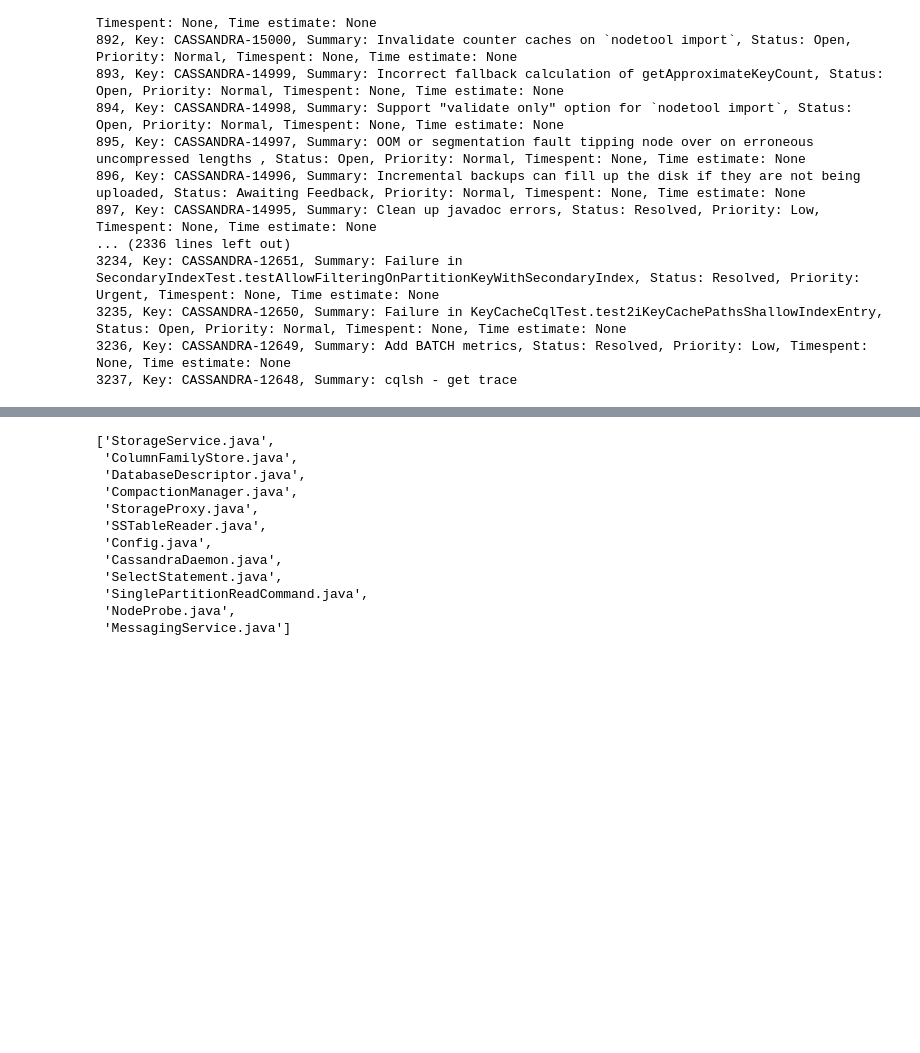
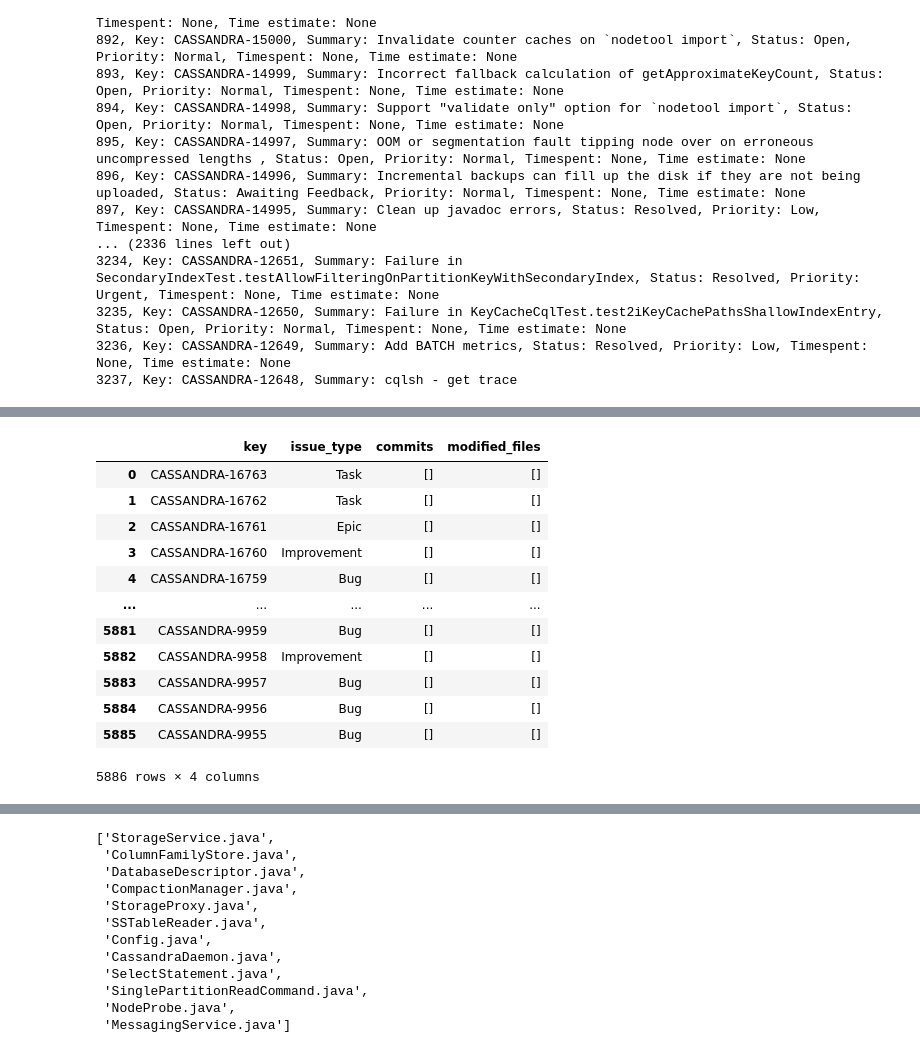
Before and after one commit to armandossrecife/piloto, a Jupyter notebook: analise_cassandra_issues_jira.ipynb, the cells around one changed output, grey strips where cells are left out. Drawn from its saved outputs; the diff is of its cells as text; code cells hidden in the pictures; blank space fills up the shorter version.

```diff
--- a/analise_cassandra_issues_jira.ipynb
+++ b/analise_cassandra_issues_jira.ipynb
@@ -544,0 +583,13 @@ Tempo da consulta: 0:00:51.752097
+# %%
+dict_key_commit_valido = {}
+list_commits_by_key = []
+i = 0
+for each_issue in lista_key_cassandra_issues_2015_2021:
+  list_commits_by_key = []
+  for k,v in dict_message_commits_valido.items():
+    if each_issue == v:
+      i +=1
+      list_commits_by_key.append(k)
+  dict_key_commit_valido[each_issue] = list_commits_by_key
+
+print(dict_key_commit_valido)
@@ -544,0 +634,19 @@ Tempo da consulta: 0:00:51.752097
+# %%
+df_key_commit_valido['modified_files'] = df_key_commit_valido['commits'].apply(get_modified_files_from_commit)
+df_cassandra_issues_2015_2021['commits'] = df_key_commit_valido['commits']
+df_cassandra_issues_2015_2021['modified_files'] = df_key_commit_valido['modified_files']
+df_cassandra_issues_2015_2021[['key', 'issue_type', 'commits', 'modified_files']]
+# %% [output]
+|  | key | issue_type | commits | modified_files |
+| 0 | CASSANDRA-16763 | Task | [] | [] |
+| 1 | CASSANDRA-16762 | Task | [] | [] |
+| 2 | CASSANDRA-16761 | Epic | [] | [] |
+| 3 | CASSANDRA-16760 | Improvement | [] | [] |
+| 4 | CASSANDRA-16759 | Bug | [] | [] |
+| ... | ... | ... | ... | ... |
+| 5881 | CASSANDRA-9959 | Bug | [] | [] |
+| 5882 | CASSANDRA-9958 | Improvement | [] | [] |
+| 5883 | CASSANDRA-9957 | Bug | [] | [] |
+| 5884 | CASSANDRA-9956 | Bug | [] | [] |
+| 5885 | CASSANDRA-9955 | Bug | [] | [] |
+5886 rows × 4 columns
```
Also changed, not shown: parts of 46 cells of this notebook.
